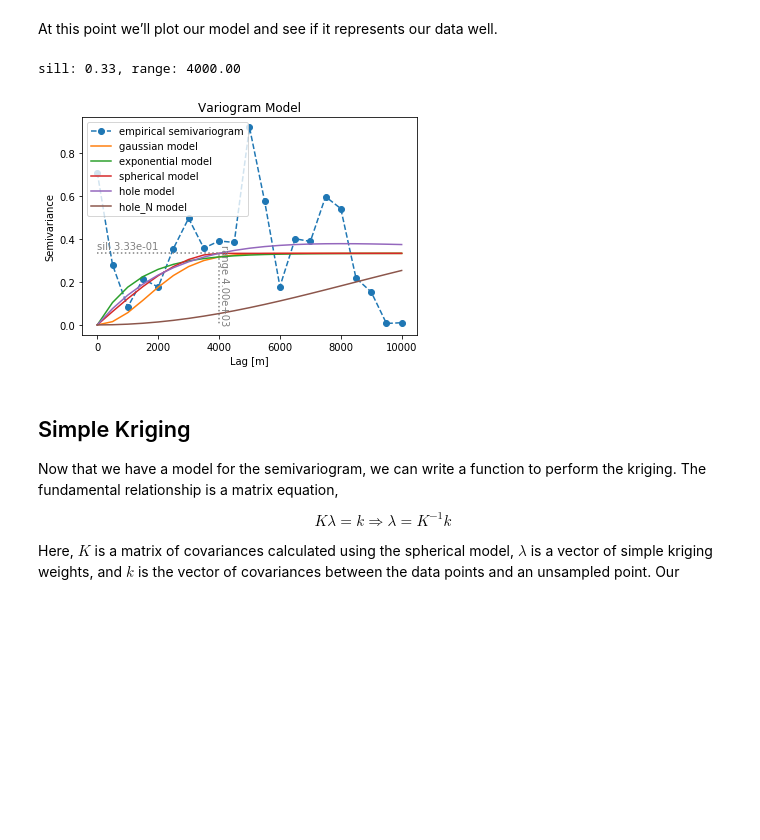
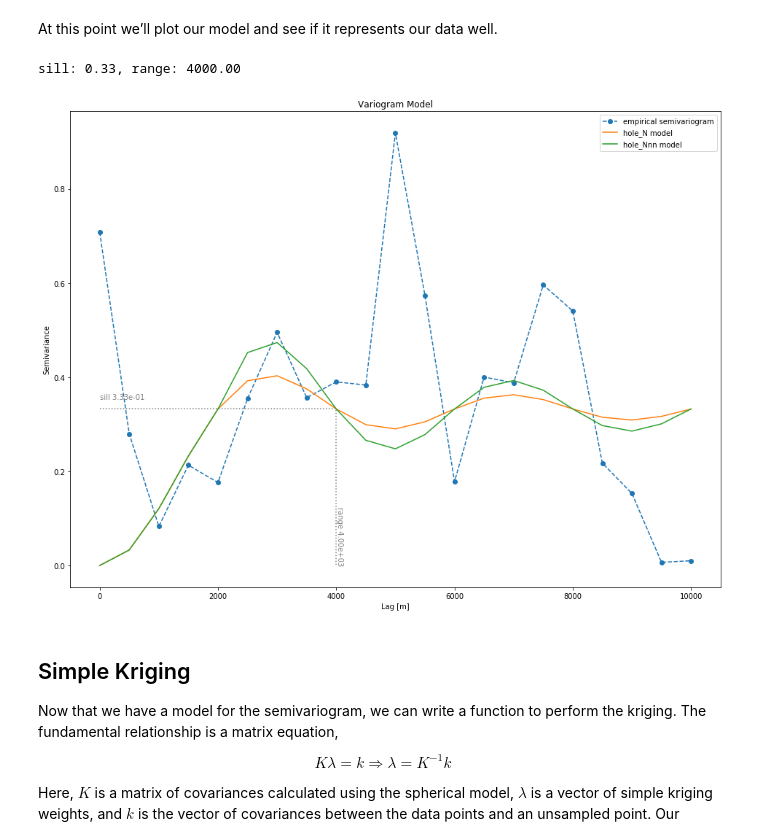
Before and after one commit to red5alex/kriglab, a Jupyter notebook: Ordinary_Kriging-1D-with_noise.ipynb, the cells around one changed output. Drawn from its saved outputs; the diff is of its cells as text; code cells hidden in the pictures; blank space fills up the shorter version.

Commit message:
added a "new" Hole_Nn model to test different amplitudes

```diff
--- a/Ordinary_Kriging-1D-with_noise.ipynb
+++ b/Ordinary_Kriging-1D-with_noise.ipynb
@@ -159,6 +159,24 @@ def opt( fct, x, y, C0, parameterRange=None, meshSize=1000 ):
 The opt() function finds the optimal parameter for fitting a spherical model to the semivariogram data. The spherical model is given by the function spherical(). On the last line we see that spherical() returns itself in a map() function, which seems odd. The idea is that the input h can be a single float value, or list or NumPy array of floats. If h is a single value, then line 9 is called. If h is a list or an array (an iterable) then line 17 is called, which applies line 9 to each value of h.
 # %%
 import svmodels
+# %%
+def hole_Nnn (h, C0, a, Cn=0):
+    #from Triki et al. p.1600 (Dowdall et al. 2003)
+    if type(h) == np.float64:
+        # calculate the hole function
+        if h == 0:
+            return Cn
+        if h <= pi*a:
+            return (Cn+(C0-Cn)*(1-(sin(h/a ))/(h/a) ))
+        else:
+            return (Cn+(C0-Cn)*(1-2*(sin(h/a ))/(h/a) ))
+    # if h is an iterable
+    else:
+        # calcualte the hole function for all elements
+        a = np.ones( h.size ) * a
+        C0 = np.ones( h.size ) * C0
+        Cn = np.ones(h.size) * Cn
+        return map( hole_Nnn, h, a, C0, Cn )
 # %% [markdown]
 Next, cvmodel() fits a model to the semivariogram data and returns a covariance method named covfct().
 # %%
@@ -193,40 +211,43 @@ rge = 4000  # individual range for all models
 
 cv_gaussian = cvmodel( P, model=svmodels.gaussian, hs=np.arange(0,10500,500), bw=500, Cn=nugget, svrange=rge )
 cv_exponential = cvmodel( P, model=svmodels.exponential, hs=np.arange(0,10500,500), bw=500, Cn=nugget, svrange=rge )
 cv_spherical = cvmodel( P, model=svmodels.spherical, hs=np.arange(0,10500,500), bw=500, Cn=nugget, svrange=rge )
 cv_hole = cvmodel( P, model=svmodels.hole, hs=np.arange(0,10500,500), bw=500, Cn=nugget, svrange=rge )
-cv_hole_N = cvmodel( P, model=svmodels.hole_N, hs=np.arange(0,10500,500), bw=500,Cn=nugget, svrange=rge )
+cv_hole_N = cvmodel( P, model=svmodels.hole_N, hs=np.arange(0,10500,500), bw=500,Cn=nugget, svrange=rge/(2*pi) )
+cv_hole_Nnn = cvmodel( P, model=hole_Nnn, hs=np.arange(0,10500,500), bw=500,Cn=nugget, svrange=rge/(2*pi) )
+
 
 C0 = C( P, hs[0], bw )  # Sill
 #C0 = 0.8
 
 title('Variogram Model')
 plot(sv[0], sv[1], 'o--', label="empirical semivariogram")
-plot(sv[0], C0 - cv_gaussian( sv[0] ), label="gaussian model" )
-plot(sv[0], C0 - cv_exponential( sv[0] ), label="exponential model" )
-plot(sv[0], C0 - cv_spherical( sv[0] ), label="spherical model" )
-plot(sv[0], C0 - cv_hole( sv[0] ), label="hole model" )
+#plot(sv[0], C0 - cv_gaussian( sv[0] ), label="gaussian model" )
+#plot(sv[0], C0 - cv_exponential( sv[0] ), label="exponential model" )
+#plot(sv[0], C0 - cv_spherical( sv[0] ), label="spherical model" )
+#plot(sv[0], C0 - cv_hole( sv[0] ), label="hole model" )
 plot(sv[0], C0 - cv_hole_N( sv[0] ), label="hole_N model" )
+plot(sv[0], C0 - cv_hole_Nnn( sv[0] ), label="hole_Nnn model" )
 ylabel('Semivariance')
 xlabel('Lag [m]')
 plt.legend()
 #savefig('semivariogram_model.png',fmt='png',dpi=200)
 
-sp = cv_gaussian  # choose here the covariance function with which kriging is performed later
+sp = cv_hole_Nnn  # choose here the covariance function with which kriging is performed later
 
 sv = SV( P, hs=np.arange(0,10500,500), bw=500 )
 
 #a = opt( svmodels.gaussian, sv[0], sv[1], C0 )  # range
 svrange=rge
 a=svrange
 plt.plot((0,a,a),(C0,C0,0), ":", c="grey")
 plt.text(0,C0+0.02,"sill {:.2e}".format(C0),color="grey")
 plt.text(a,0,"range {:.2e}".format(a), rotation=270, verticalalignment='bottom',color="grey")
 
 print("sill: {:.2f}, range: {:.2f}".format(C0,a))
 # %% [output]
 sill: 0.33, range: 4000.00
-[figure, old version]
+[figure, new version]
 # %% [markdown]
 ## Simple Kriging
 
```
Also changed, not shown: parts of 3 cells of this notebook.
